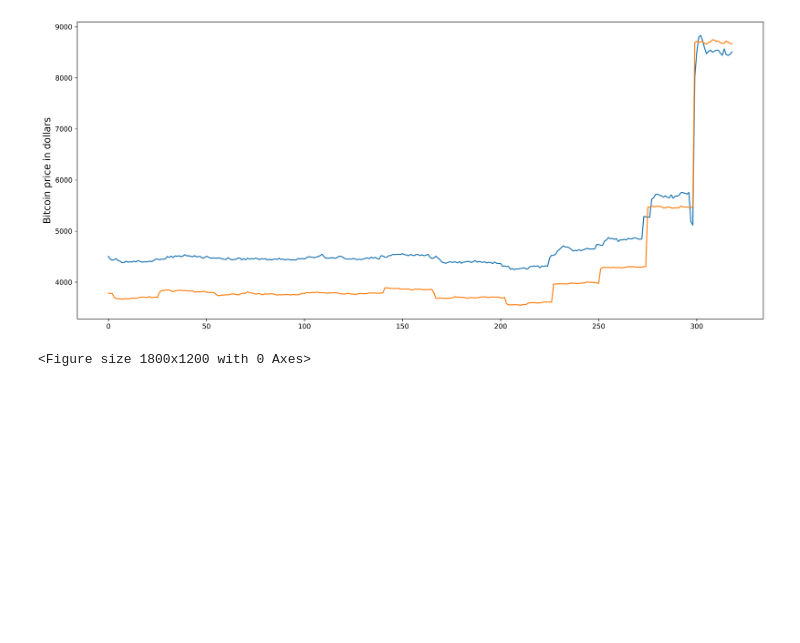
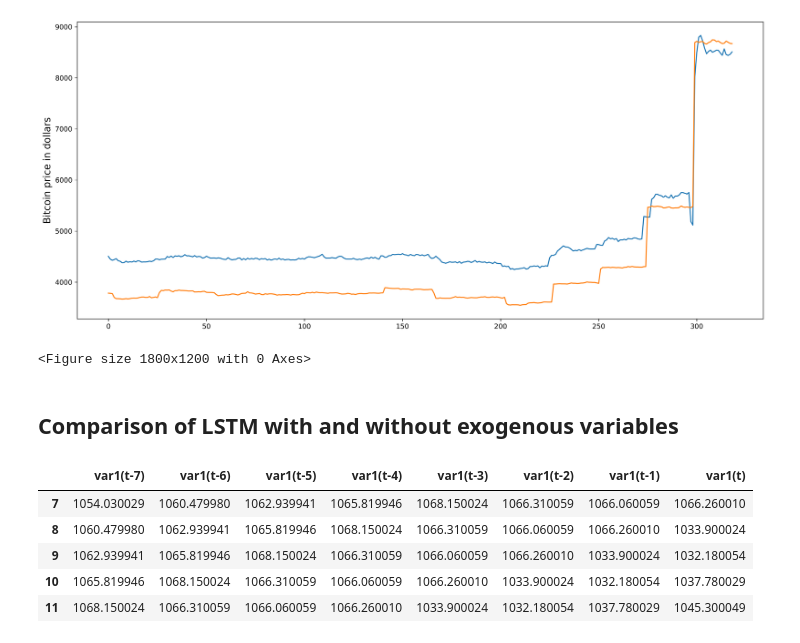
Before and after one commit to MohammadBakir/Bitcoin-Price-Prediction, a Jupyter notebook: time_series/time_series_models.ipynb, the cells around one changed output. Saved outputs shown, nothing was run; the diff lists cells and outputs as text; code cells hidden in the pictures; blank space fills up the shorter version.

```diff
--- a/time_series/time_series_models.ipynb
+++ b/time_series/time_series_models.ipynb
@@ -477,3 +499,27 @@ Text(0, 0.5, 'Bitcoin price in dollars')
 plt.savefig('./saved_plots/LSTM_predictions.png')
 # %% [output]
 <Figure size 1800x1200 with 0 Axes>
+# %% [markdown]
+## Comparison of LSTM with and without exogenous variables
+# %%
+# load dataset
+values = df_combined.drop(['ds', 'vix', 'gold'], axis = 1).values
+# integer encode direction
+# ensure all data is float
+values = values.astype('float32')
+# normalize features
+# scaler = MinMaxScaler()
+scaler = StandardScaler()
+scaled = scaler.fit_transform(values)
+# frame as supervised learning
+reframed = series_to_supervised(scaled, 7, 1)
+
+reframed_2 = series_to_supervised(values, 7, 1)
+reframed_2.head()
+# %% [output]
+|  | var1(t-7) | var1(t-6) | var1(t-5) | var1(t-4) | var1(t-3) | var1(t-2) | var1(t-1) | var1(t) |
+| 7 | 1054.030029 | 1060.479980 | 1062.939941 | 1065.819946 | 1068.150024 | 1066.310059 | 1066.060059 | 1066.260010 |
+| 8 | 1060.479980 | 1062.939941 | 1065.819946 | 1068.150024 | 1066.310059 | 1066.060059 | 1066.260010 | 1033.900024 |
+| 9 | 1062.939941 | 1065.819946 | 1068.150024 | 1066.310059 | 1066.060059 | 1066.260010 | 1033.900024 | 1032.180054 |
+| 10 | 1065.819946 | 1068.150024 | 1066.310059 | 1066.060059 | 1066.260010 | 1033.900024 | 1032.180054 | 1037.780029 |
+| 11 | 1068.150024 | 1066.310059 | 1066.060059 | 1066.260010 | 1033.900024 | 1032.180054 | 1037.780029 | 1045.300049 |
```
Also changed, not shown: parts of 18 cells of this notebook.
